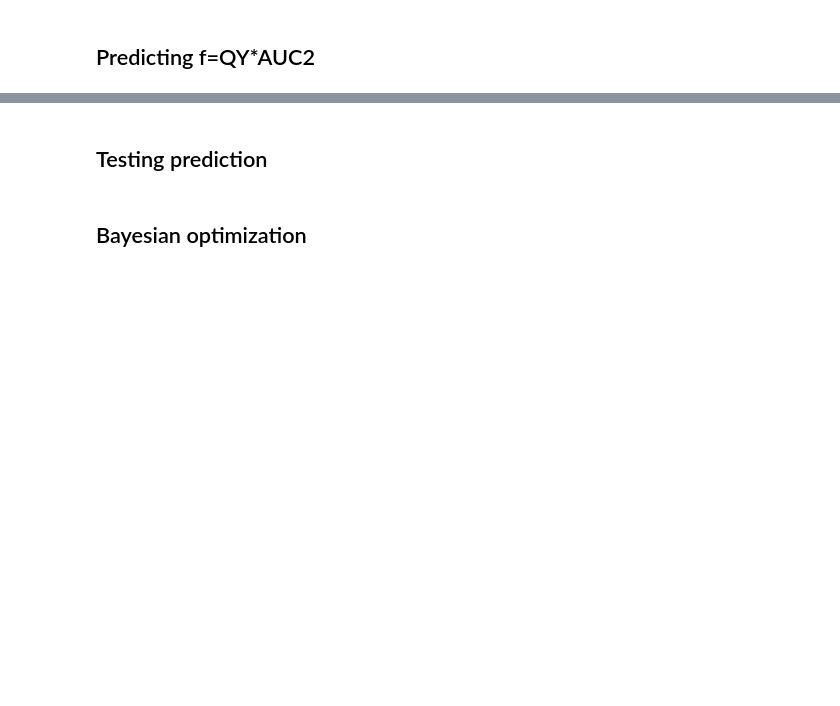
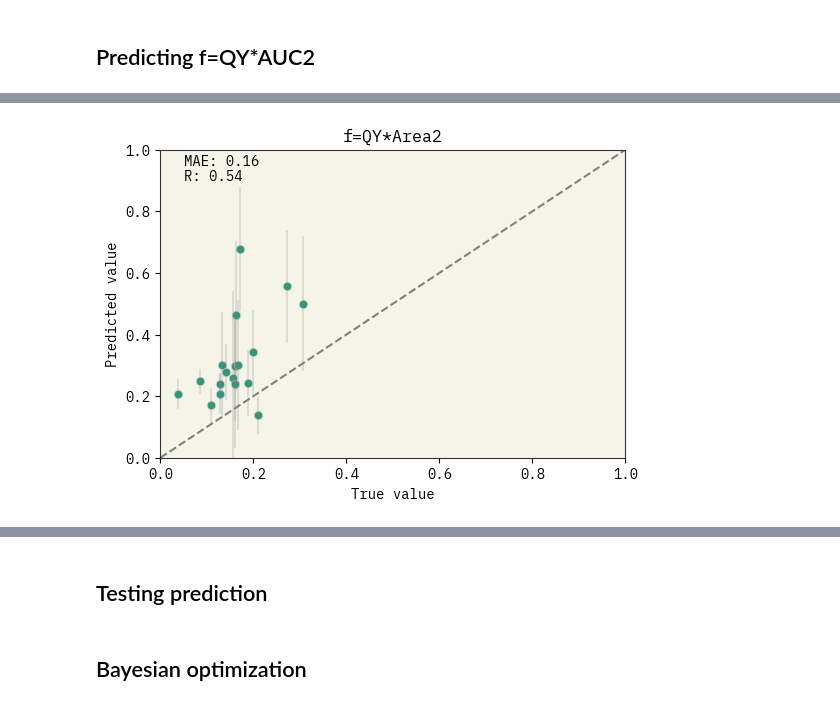
Before and after one commit to maykcaldas/BioNano-DOE, a Jupyter notebook: AgML/predict.ipynb, the cells around one changed output, grey strips where cells are left out. Saved outputs shown, nothing was run; the diff lists cells and outputs as text; code cells hidden in the pictures; blank space fills up the shorter version.

```diff
--- a/AgML/predict.ipynb
+++ b/AgML/predict.ipynb
@@ -590,3 +633,15 @@ asktell = bolift.AskTellFewShotTopk(
     selector_k=5,
     temperature=0.7
 )
+
+for i in train_indexes:
+    asktell.tell(df['Prompt'][i], df['f'][i])
+# %%
+# system_message = "You are a bot that can accurately predict chemical and material properties from their synthesis and experimental procedures. Do not explain answers, just provide numerical predictions."
+
+yhat_1=[]
+y_1=[]
+for i in test_indexes:
+  yhat_1.append(asktell.predict(df['Prompt'][i], system_message=system_message))
+  y_1.append(df['f'][i])
+  print(f"{yhat_1[-1].mean():.2f}+/-{yhat_1[-1].std():.2f} : {df['f'][i]}")
@@ -592,0 +667,19 @@ asktell = bolift.AskTellFewShotTopk(
+# %%
+fig, axs = plt.subplots(1, 1, figsize=(6, 4))
+
+mae = lambda a, b: np.mean(np.abs(a - b))
+rmse = lambda a, b: np.sqrt(np.mean((a - b)**2))
+
+axs.set_title("f=QY*Area2")
+sns.scatterplot(x=y_1, y=[yi.mean() for yi in yhat_1], ax=axs, color='C0')
+axs.set_xlabel("True value")
+axs.set_ylabel("Predicted value")
+axs.plot([0, 1], [0, 1], transform=axs.transAxes, ls="--", color="gray")
+axs.errorbar(x=y_1, y=[yi.mean() for yi in yhat_1], yerr=[yi.std() for yi in yhat_1], fmt='o', color='gray', alpha=0.2)
+axs.text(0.05, 0.95, f"MAE: {mae(np.array(y_1), np.array([yi.mean() for yi in yhat_1])):.2f}", transform=axs.transAxes)
+axs.text(0.05, 0.90, f"R: {np.corrcoef(y_1, [yi.mean() for yi in yhat_1])[0, 1]:.2f}", transform=axs.transAxes)
+axs.set_xlim(0, 1)
+axs.set_ylim(0, 1)
+plt.show()
+# %% [output]
+[figure, added]
```
Also changed, not shown: parts of 23 cells of this notebook, 16 other files.
